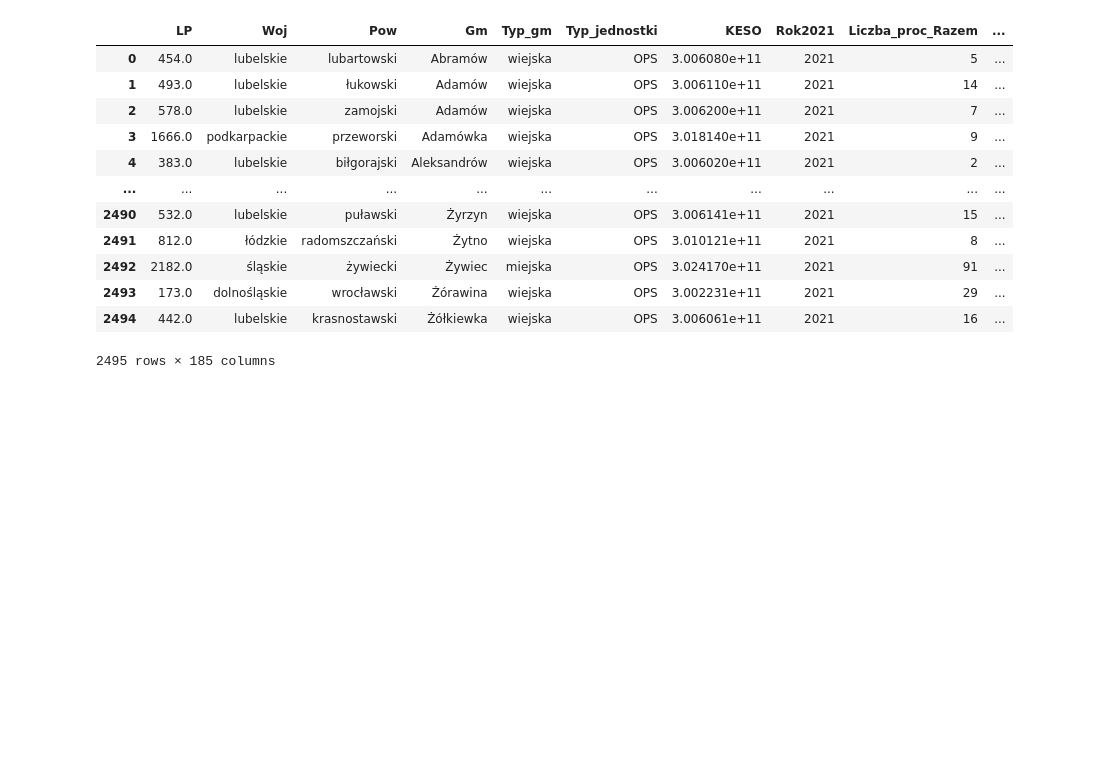
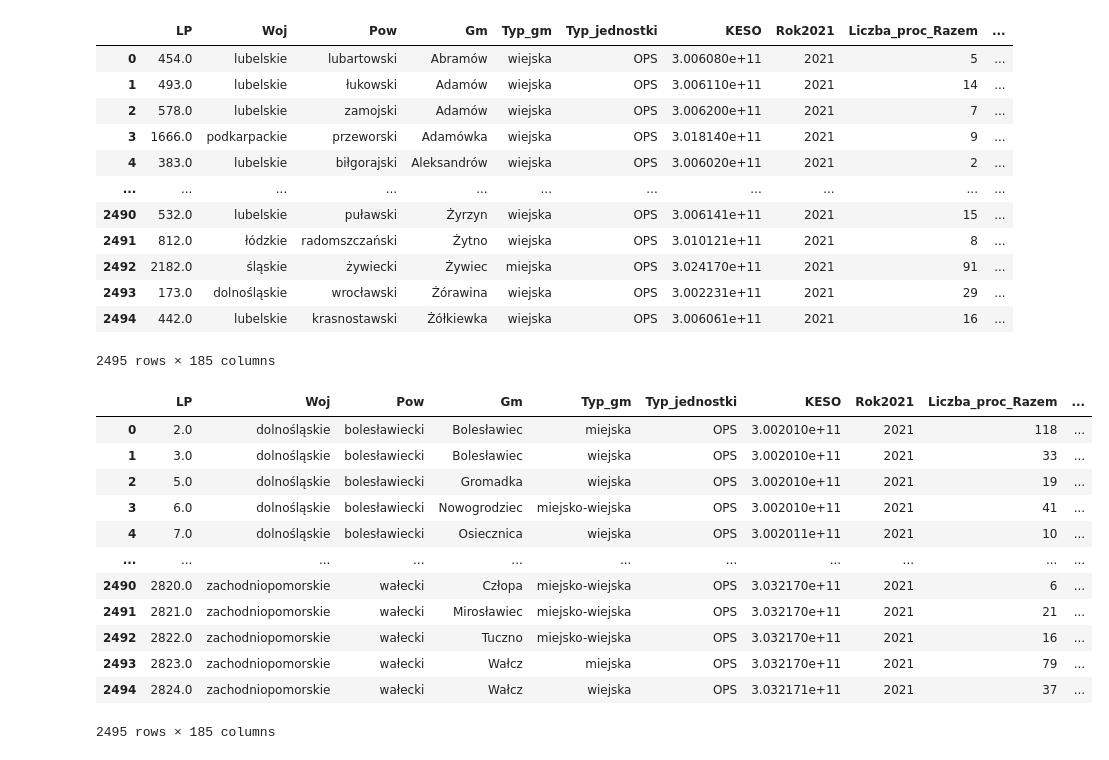
Before and after one commit to Francho03/Praca-licencjacka, a Jupyter notebook: Niebieska_karta2020_2014.ipynb, the cells around one changed output. Saved outputs shown, nothing was run; the diff lists cells and outputs as text; code cells hidden in the pictures; blank space fills up the shorter version.

```diff
--- a/Niebieska_karta2020_2014.ipynb
+++ b/Niebieska_karta2020_2014.ipynb
@@ -479,6 +481,24 @@ merged_with_2021
 | 2493 | 173.0 | dolnośląskie | wrocławski | Żórawina | wiejska | OPS | 3.002231e+11 | 2021 | 29 | ... |
 | 2494 | 442.0 | lubelskie | krasnostawski | Żółkiewka | wiejska | OPS | 3.006061e+11 | 2021 | 16 | ... |
 2495 rows × 185 columns
+# %%
+merged_with_2021.sort_values(by="LP",inplace = True)
+merged_with_2021.reset_index(drop=True, inplace=True)
+merged_with_2021
+# %% [output]
+|  | LP | Woj | Pow | Gm | Typ_gm | Typ_jednostki | KESO | Rok2021 | Liczba_proc_Razem | ... |
+| 0 | 2.0 | dolnośląskie | bolesławiecki | Bolesławiec | miejska | OPS | 3.002010e+11 | 2021 | 118 | ... |
+| 1 | 3.0 | dolnośląskie | bolesławiecki | Bolesławiec | wiejska | OPS | 3.002010e+11 | 2021 | 33 | ... |
+| 2 | 5.0 | dolnośląskie | bolesławiecki | Gromadka | wiejska | OPS | 3.002010e+11 | 2021 | 19 | ... |
+| 3 | 6.0 | dolnośląskie | bolesławiecki | Nowogrodziec | miejsko-wiejska | OPS | 3.002010e+11 | 2021 | 41 | ... |
+| 4 | 7.0 | dolnośląskie | bolesławiecki | Osiecznica | wiejska | OPS | 3.002011e+11 | 2021 | 10 | ... |
+| ... | ... | ... | ... | ... | ... | ... | ... | ... | ... | ... |
+| 2490 | 2820.0 | zachodniopomorskie | wałecki | Człopa | miejsko-wiejska | OPS | 3.032170e+11 | 2021 | 6 | ... |
+| 2491 | 2821.0 | zachodniopomorskie | wałecki | Mirosławiec | miejsko-wiejska | OPS | 3.032170e+11 | 2021 | 21 | ... |
+| 2492 | 2822.0 | zachodniopomorskie | wałecki | Tuczno | miejsko-wiejska | OPS | 3.032170e+11 | 2021 | 16 | ... |
+| 2493 | 2823.0 | zachodniopomorskie | wałecki | Wałcz | miejska | OPS | 3.032170e+11 | 2021 | 79 | ... |
+| 2494 | 2824.0 | zachodniopomorskie | wałecki | Wałcz | wiejska | OPS | 3.032171e+11 | 2021 | 37 | ... |
+2495 rows × 185 columns
 # %%
 with pd.ExcelWriter('merged_data.xlsx') as writer:
  merged_with_2021.to_excel(writer, index=False, sheet_name='MergedData')
```
Also changed, not shown: parts of 5 cells of this notebook.
